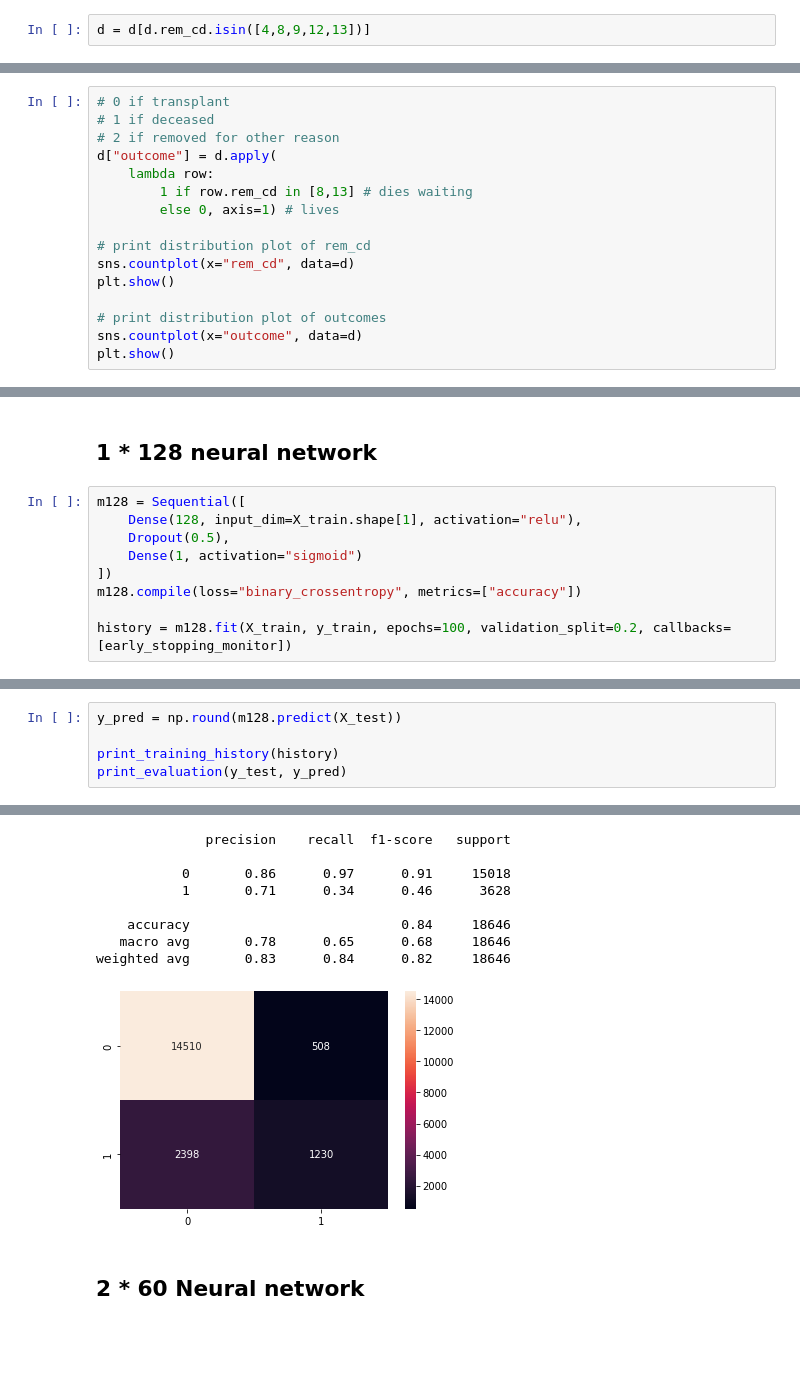
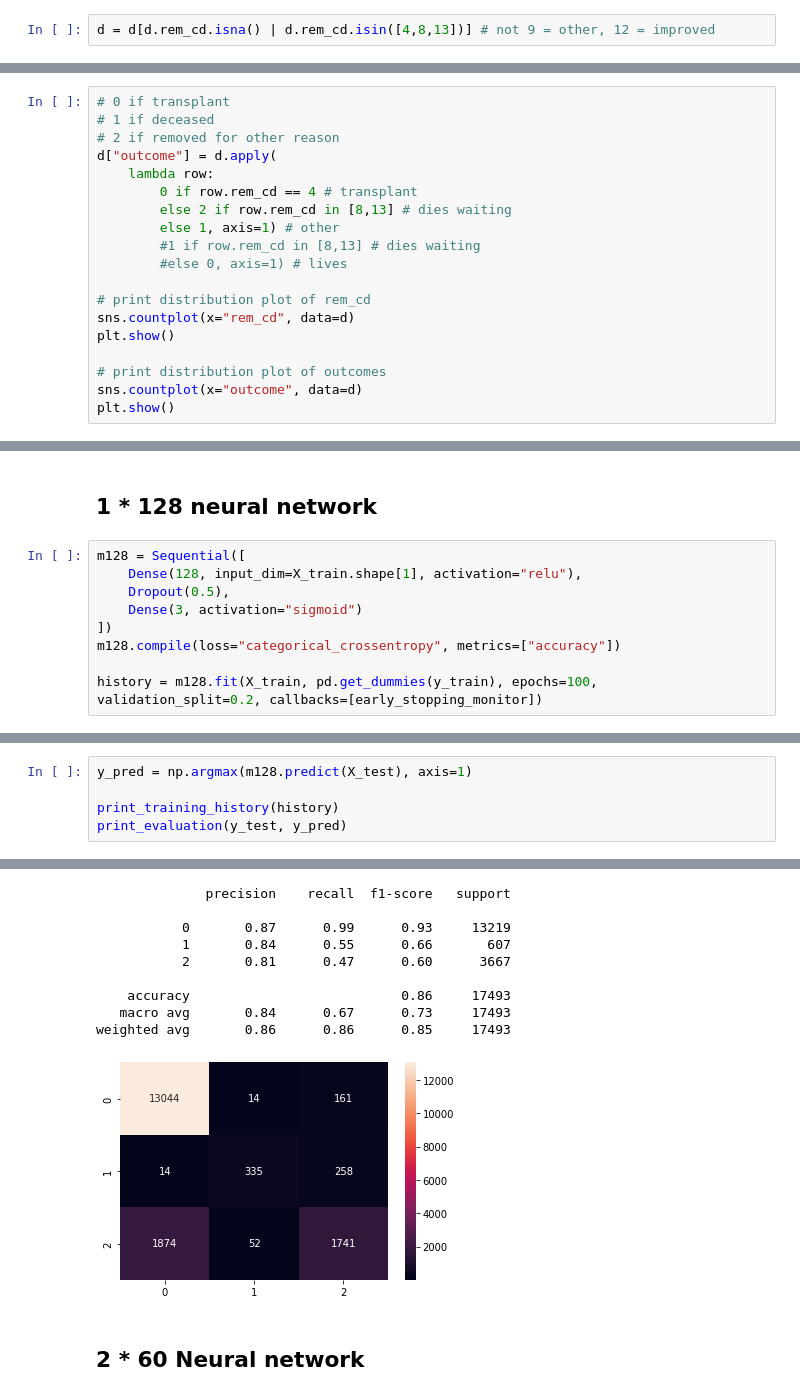
Before and after one commit to wansgar/edan70-project, a Jupyter notebook: column_categorization.ipynb, the cells around one changed output, grey strips where cells are left out. Drawn from its saved outputs; the diff is of its cells as text; blank space fills up the shorter version.

```diff
--- a/column_categorization.ipynb
+++ b/column_categorization.ipynb
@@ -344,5 +344,5 @@ plt.show()
 # %% [markdown]
 Let's remove all outcomes except the most common: [4,8,9,12,13]
 # %%
-d = d[d.rem_cd.isin([4,8,9,12,13])]
+d = d[d.rem_cd.isna() | d.rem_cd.isin([4,8,13])] # not 9 = other, 12 = improved
 # %%
@@ -397,8 +397,11 @@ Number variables: 34
 # 2 if removed for other reason
 d["outcome"] = d.apply(
     lambda row:
-        1 if row.rem_cd in [8,13] # dies waiting
-        else 0, axis=1) # lives
+        0 if row.rem_cd == 4 # transplant
+        else 2 if row.rem_cd in [8,13] # dies waiting
+        else 1, axis=1) # other
+        #1 if row.rem_cd in [8,13] # dies waiting
+        #else 0, axis=1) # lives
 
 # print distribution plot of rem_cd
 sns.countplot(x="rem_cd", data=d)
@@ -719,10 +725,10 @@ weighted avg       0.83      0.84      0.82     18646
 m128 = Sequential([
     Dense(128, input_dim=X_train.shape[1], activation="relu"),
     Dropout(0.5),
-    Dense(1, activation="sigmoid")
+    Dense(3, activation="sigmoid")
 ])
-m128.compile(loss="binary_crossentropy", metrics=["accuracy"])
+m128.compile(loss="categorical_crossentropy", metrics=["accuracy"])
 
-history = m128.fit(X_train, y_train, epochs=100, validation_split=0.2, callbacks=[early_stopping_monitor])
+history = m128.fit(X_train, pd.get_dummies(y_train), epochs=100, validation_split=0.2, callbacks=[early_stopping_monitor])
 # %% [output]
 Epoch 1/100
@@ -745,5 +750,5 @@ Epoch 11/100
 # %%
-y_pred = np.round(m128.predict(X_test))
+y_pred = np.argmax(m128.predict(X_test), axis=1)
 
 print_training_history(history)
 print_evaluation(y_test, y_pred)
@@ -754,12 +759,13 @@ print_evaluation(y_test, y_pred)
               precision    recall  f1-score   support
 
-           0       0.86      0.97      0.91     15018
-           1       0.71      0.34      0.46      3628
+           0       0.87      0.99      0.93     13219
+           1       0.84      0.55      0.66       607
+           2       0.81      0.47      0.60      3667
 
-    accuracy                           0.84     18646
-   macro avg       0.78      0.65      0.68     18646
-weighted avg       0.83      0.84      0.82     18646
+    accuracy                           0.86     17493
+   macro avg       0.84      0.67      0.73     17493
+weighted avg       0.86      0.86      0.85     17493
-[figure, old version]
+[figure, new version]
 # %% [markdown]
 ## 2 * 60 Neural network
 # %%
```
Also changed, not shown: parts of 23 cells of this notebook.
